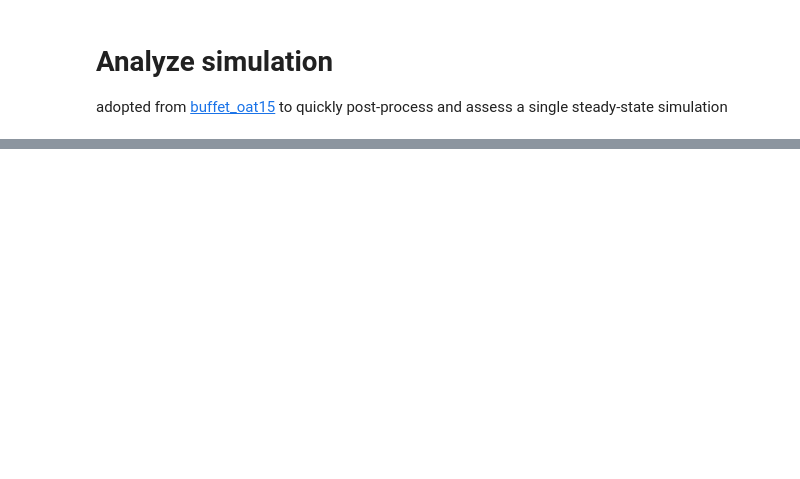
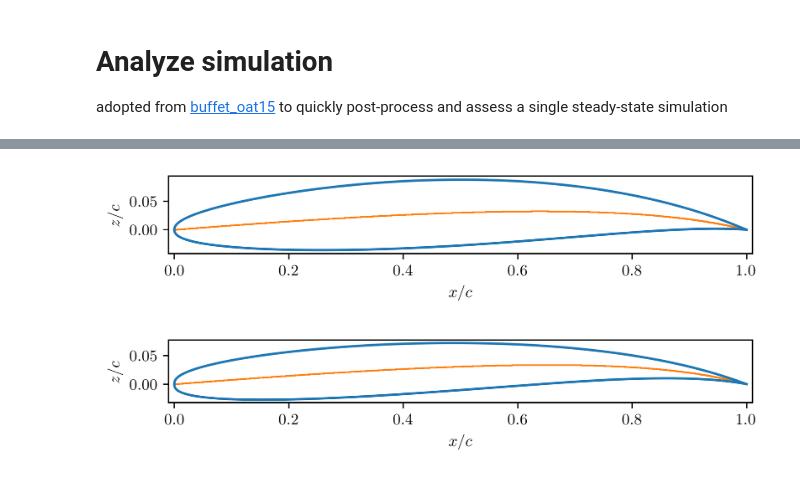
Before and after one commit to JanisGeise/airfoil_shape_optimization, a Jupyter notebook: post_processing/post_process_simulation.ipynb, the cells around one changed output, grey strips where cells are left out. Cells and saved outputs as stored; diff of their text form; code cells hidden in the pictures; blank space fills up the shorter version.

Commit message:
update postProcessing

```diff
--- a/post_processing/post_process_simulation.ipynb
+++ b/post_processing/post_process_simulation.ipynb
@@ -156,15 +173,18 @@ x, z, cp, camber = [], [], [], []
 airfoil_generator = AirfoilGenerator(x_stop=0.15)
 
 for i, c in enumerate(cases):
-    # TODO: refactor so mean cp or other quantitiy can be computed as well as instantaneous quantities
-    loader = CSVDataloader.from_foam_surface(join(load_dir, c, "postProcessing", "surface"),
+    # TODO: not working if dir name can't be converted to float so make copy from the target dir ass work-around for now
+    copytree(join(load_dir, c, "validation_run", "postProcessing", "surface", which_alpha),
+             join(load_dir, c, "validation_run", "postProcessing", "surface_tmp", which_alpha.split("_")[-1]), dirs_exist_ok=True)
+
+    loader = CSVDataloader.from_foam_surface(join(load_dir, c, "validation_run", "postProcessing", "surface_tmp"),
                                                  f"p_airfoil.raw")
 
     x_temp = loader.vertices[:, 0]
     z_temp = loader.vertices[:, 2]
 
     # TODO: mv to fct
-    final_params = pt.load(join(load_dir, "results_final_parameters.pt"), weights_only=False)[0]
+    final_params = pt.load(join(load_dir, c, "results_final_parameters.pt"), weights_only=False)[0]
 
     x_af, y_af = airfoil_generator.generate_airfoil(final_params["N1"], final_params["N2"], final_params["KR"],
                                                     final_params["f_max"], final_params["xf"],
@@ -181,7 +201,8 @@ for i, c in enumerate(cases):
     is_suction = z_temp > camber_line
     is_pressure = ~is_suction
 
-    cp_temp = loader.load_snapshot("p", loader.write_times[-1])
+    # TODO: work-around
+    cp_temp = loader.load_snapshot("p", which_alpha.split("_")[-1])
     cp_suction = cp_temp[is_suction]
     cp_pressure = cp_temp[is_pressure]
 
@@ -209,17 +230,24 @@ for i, c in enumerate(cases):
     cp.append((cp_sorted - p_inf) / (0.5 * rho_inf * u_inf**2))
     # we interpolated the camber line at the same positions as x_ps
     camber.append([x_temp, camber_line])
+
+    # remove tmp workaround
+    rmtree(join(load_dir, c, "validation_run", "postProcessing", "surface_tmp"))
 # %%
 # test plot airfoil with computed camber line
 for c in range(len(cases)):
     fig, ax = plt.subplots(figsize=(6, 2))
     ax.plot(x[c] / chord, z[c] / chord, color=color[0])
-    ax.scatter(camber[c][0] / chord, camber[c][1] / chord, color=color[1], marker=".", s=2)
+    ax.scatter(camber[c][0] / chord, camber[c][1] / chord, color=color[1], marker="|", s=1)
     ax.set_aspect("equal")
     ax.set_xlabel("$x / c$")
     ax.set_ylabel("$z / c$")
+    ax.set_xlim(-0.01, 1.01)
     fig.tight_layout()
     plt.savefig(join(save_dir, f"airfoil_case_{c}.png"))
+# %% [output]
+[figure, added]
+[figure, added]
 # %%
 # plot mean cp-distribution
 fig, ax = plt.subplots(figsize=(6, 4))
```
Also changed, not shown: parts of 12 cells of this notebook, 10 other files.
